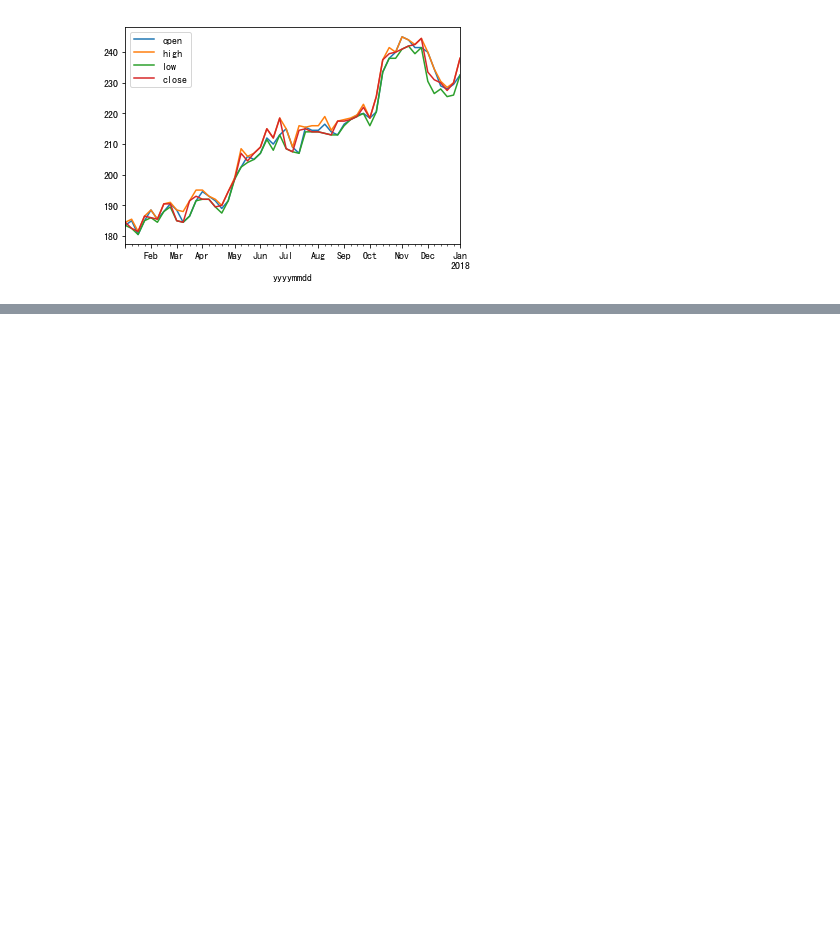
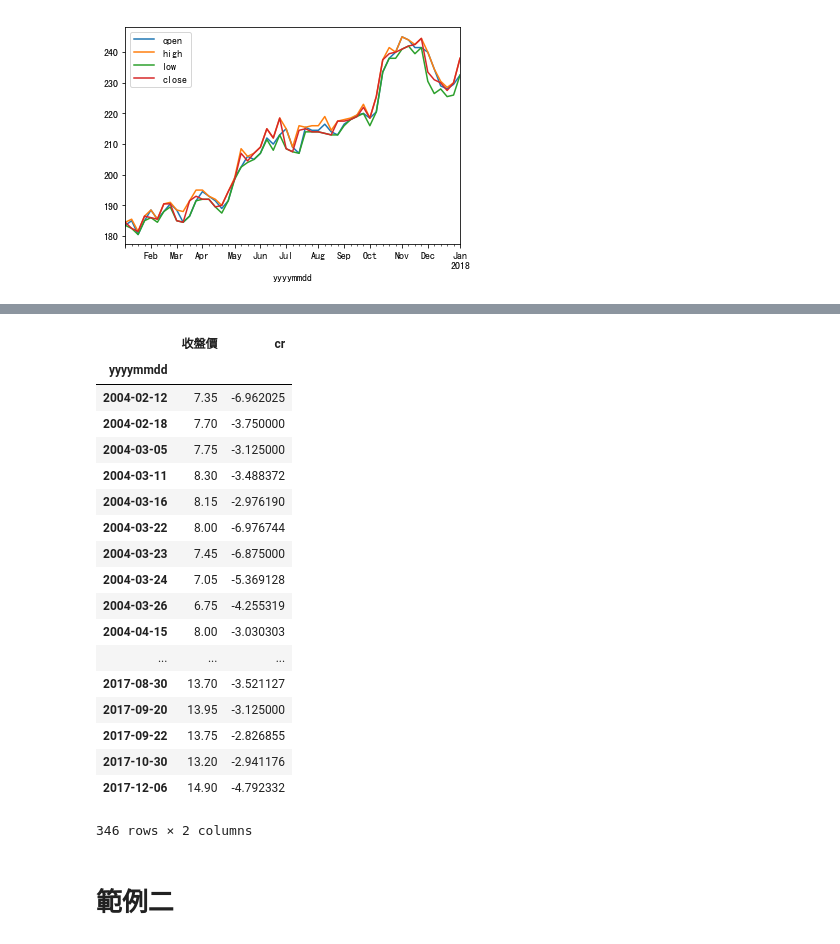
Before and after one commit to ihongChen/StockLab, a Jupyter notebook: abu_QT/pandas.ipynb, the cells around one changed output, grey strips where cells are left out. Cells and saved outputs as stored; diff of their text form; code cells hidden in the pictures; blank space fills up the shorter version.

```diff
--- a/abu_QT/pandas.ipynb
+++ b/abu_QT/pandas.ipynb
@@ -339,0 +418,3 @@ df_2330_2017w.plot()
+# %%
+cr_dummies = pd.get_dummies(cats, prefix="cr_dummies")
+cr_dummies.head()
@@ -339,0 +443,3 @@ df_2330_2017w.plot()
+# %%
+condition = df_1314[cr_dummies.columns[0]]==1 ##跌幅最深的日子
+df_1314[condition].index
@@ -339,0 +455,24 @@ df_2330_2017w.plot()
+# %%
+df_1314[condition].loc[:,['收盤價','cr']]
+# %% [output]
+|  | 收盤價 | cr |
+| yyyymmdd |  |  |
+| 2004-02-12 | 7.35 | -6.962025 |
+| 2004-02-18 | 7.70 | -3.750000 |
+| 2004-03-05 | 7.75 | -3.125000 |
+| 2004-03-11 | 8.30 | -3.488372 |
+| 2004-03-16 | 8.15 | -2.976190 |
+| 2004-03-22 | 8.00 | -6.976744 |
+| 2004-03-23 | 7.45 | -6.875000 |
+| 2004-03-24 | 7.05 | -5.369128 |
+| 2004-03-26 | 6.75 | -4.255319 |
+| 2004-04-15 | 8.00 | -3.030303 |
+| ... | ... | ... |
+| 2017-08-30 | 13.70 | -3.521127 |
+| 2017-09-20 | 13.95 | -3.125000 |
+| 2017-09-22 | 13.75 | -2.826855 |
+| 2017-10-30 | 13.20 | -2.941176 |
+| 2017-12-06 | 14.90 | -4.792332 |
+346 rows × 2 columns
+# %% [markdown]
+# 範例二
```
Also changed, not shown: parts of 19 cells of this notebook.
